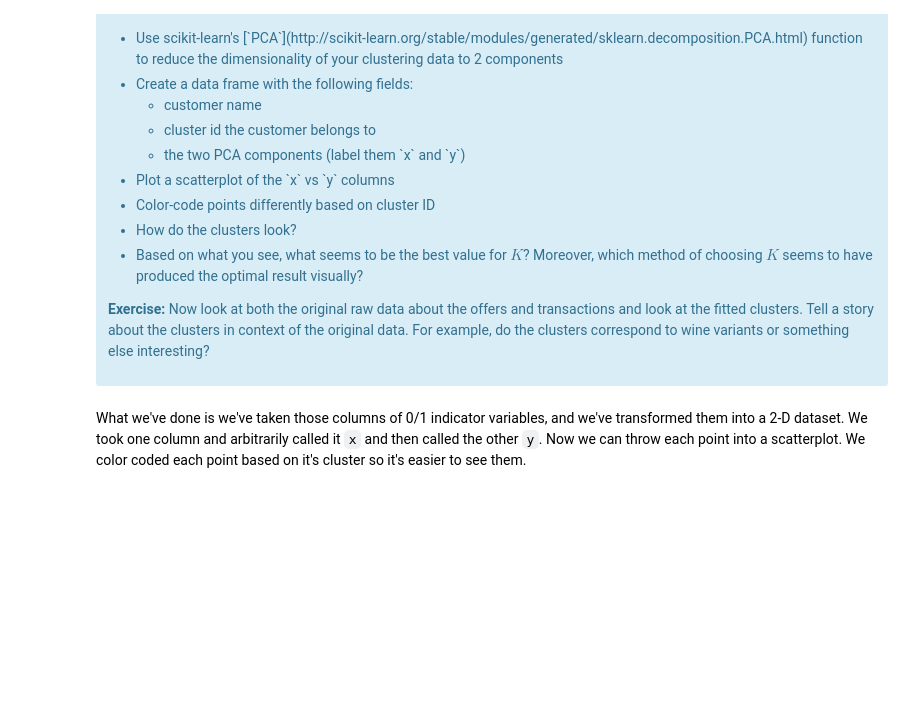
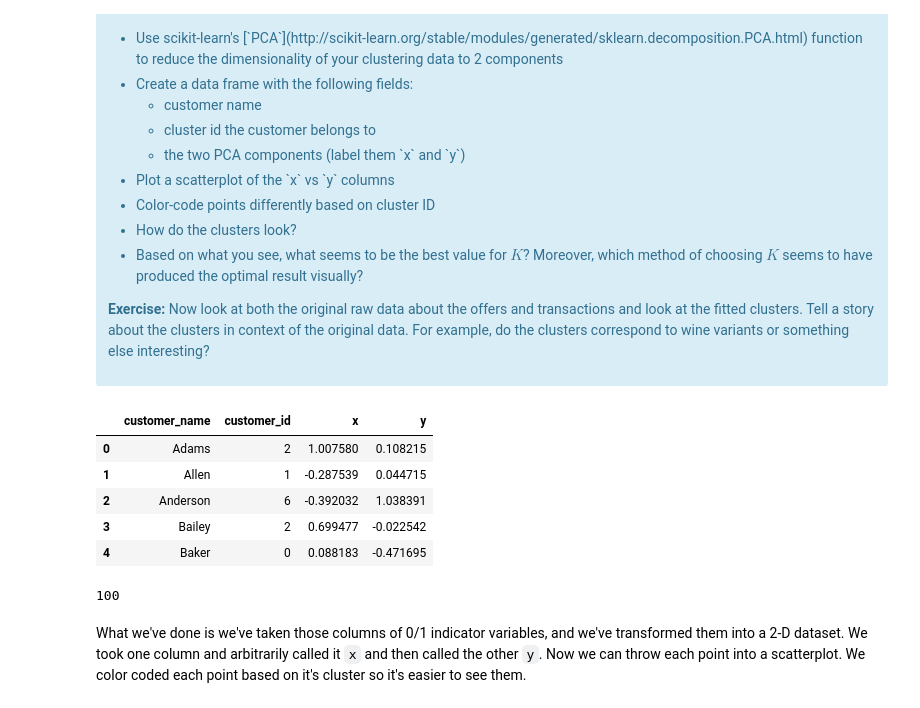
Before and after one commit to ghopping/Data_Science_Career_Track, a Jupyter notebook: clustering/Mini_Project_Clustering.ipynb, the cells around one changed output. Saved outputs shown, nothing was run; the diff lists cells and outputs as text; code cells hidden in the pictures; blank space fills up the shorter version.

```diff
--- a/clustering/Mini_Project_Clustering.ipynb
+++ b/clustering/Mini_Project_Clustering.ipynb
@@ -337,3 +339,30 @@ This is only one use of PCA for dimension reduction. We can also use PCA when we
+# %%
+from sklearn.decomposition import PCA
+#generate list of customer names - make assumption that names are unique. combined_df had names
+# as index, so wer alphabetical. Must do same here.
+customer_name = np.sort(df_transactions.customer_name.unique()) # len = 100
+#from before, array is the KMeans clustering
+customer_id = model.labels_ # len = 100
+#perform the PCA
+pca = PCA(n_components=2)
+pca_xy = pca.fit_transform(x_cols)
+x = pca_xy[:,0]
+y = pca_xy[:,1]
+#generate dataframe
+pca_df = pd.DataFrame({'customer_name':customer_name, 'customer_id':customer_id, 'x':x, 'y':y})
+pca_df.head()
+# %% [output]
+|  | customer_name | customer_id | x | y |
+| 0 | Adams | 2 | 1.007580 | 0.108215 |
+| 1 | Allen | 1 | -0.287539 | 0.044715 |
+| 2 | Anderson | 6 | -0.392032 | 1.038391 |
+| 3 | Bailey | 2 | 0.699477 | -0.022542 |
+| 4 | Baker | 0 | 0.088183 | -0.471695 |
+# %%
+#                             #TESTING#
+len(customer_name)
+# %% [output]
+100
 # %% [markdown]
 What we've done is we've taken those columns of 0/1 indicator variables, and we've transformed them into a 2-D dataset. We took one column and arbitrarily called it `x` and then called the other `y`. Now we can throw each point into a scatterplot. We color coded each point based on it's cluster so it's easier to see them.
 # %% [markdown]
```
Also changed, not shown: parts of 4 cells of this notebook.
